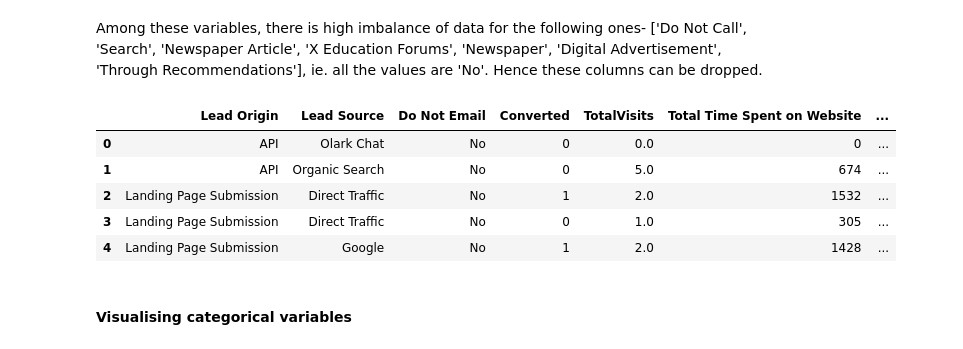
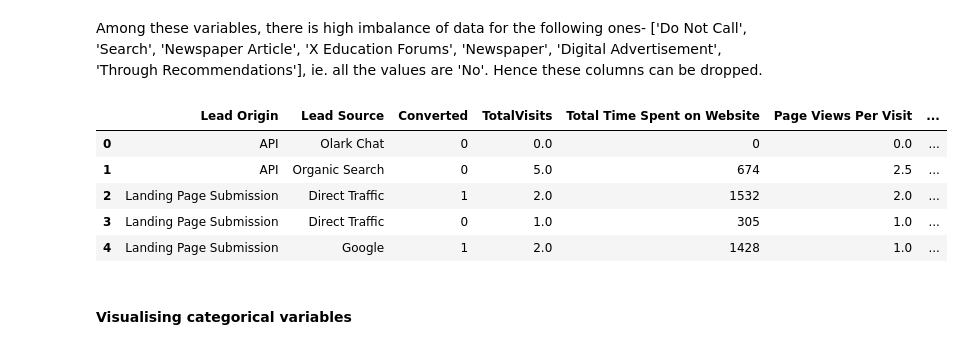
Before and after one commit to aparnakishan/XEducationLeadScore, a Jupyter notebook: LeadScoreXEduCaseStudy.ipynb, the cells around one changed output. Cells and saved outputs as stored; diff of their text form; code cells hidden in the pictures.

```diff
--- a/LeadScoreXEduCaseStudy.ipynb
+++ b/LeadScoreXEduCaseStudy.ipynb
@@ -374,15 +374,15 @@ plt.show()
 # %% [markdown]
 Among these variables, there is high imbalance of data for the following ones- ['Do Not Call', 'Search', 'Newspaper Article', 'X Education Forums', 'Newspaper', 'Digital Advertisement', 'Through Recommendations'], ie. all the values are 'No'. Hence these columns can be dropped.
 # %%
-df_lead.drop(['Do Not Call', 'Search', 'Magazine', 'Newspaper Article', 'X Education Forums', 'Newspaper', 'Digital Advertisement', 'Through Recommendations', 'Receive More Updates About Our Courses', 'Update me on Supply Chain Content','Get updates on DM Content','I agree to pay the amount through cheque'], axis = 1, inplace = True)
+df_lead.drop(['Do Not Call','Do Not Email', 'Search', 'Magazine', 'Newspaper Article', 'X Education Forums', 'Newspaper', 'Digital Advertisement', 'Through Recommendations', 'Receive More Updates About Our Courses', 'Update me on Supply Chain Content','Get updates on DM Content','I agree to pay the amount through cheque'], axis = 1, inplace = True)
 df_lead.head()
 # %% [output]
-|  | Lead Origin | Lead Source | Do Not Email | Converted | TotalVisits | Total Time Spent on Website | ... |
-| 0 | API | Olark Chat | No | 0 | 0.0 | 0 | ... |
-| 1 | API | Organic Search | No | 0 | 5.0 | 674 | ... |
-| 2 | Landing Page Submission | Direct Traffic | No | 1 | 2.0 | 1532 | ... |
-| 3 | Landing Page Submission | Direct Traffic | No | 0 | 1.0 | 305 | ... |
-| 4 | Landing Page Submission | Google | No | 1 | 2.0 | 1428 | ... |
+|  | Lead Origin | Lead Source | Converted | TotalVisits | Total Time Spent on Website | Page Views Per Visit | ... |
+| 0 | API | Olark Chat | 0 | 0.0 | 0 | 0.0 | ... |
+| 1 | API | Organic Search | 0 | 5.0 | 674 | 2.5 | ... |
+| 2 | Landing Page Submission | Direct Traffic | 1 | 2.0 | 1532 | 2.0 | ... |
+| 3 | Landing Page Submission | Direct Traffic | 0 | 1.0 | 305 | 1.0 | ... |
+| 4 | Landing Page Submission | Google | 1 | 2.0 | 1428 | 1.0 | ... |
 # %% [markdown]
 #### Visualising categorical variables
 # %%
```
Also changed, not shown: parts of 18 cells of this notebook.
